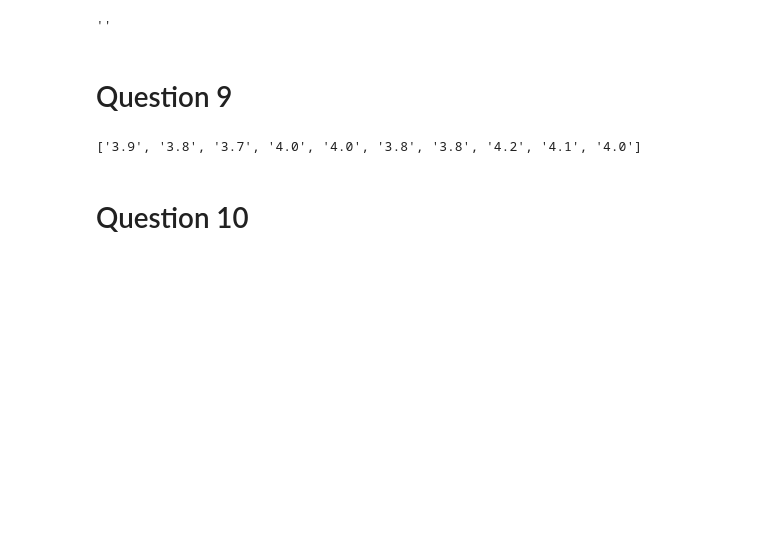
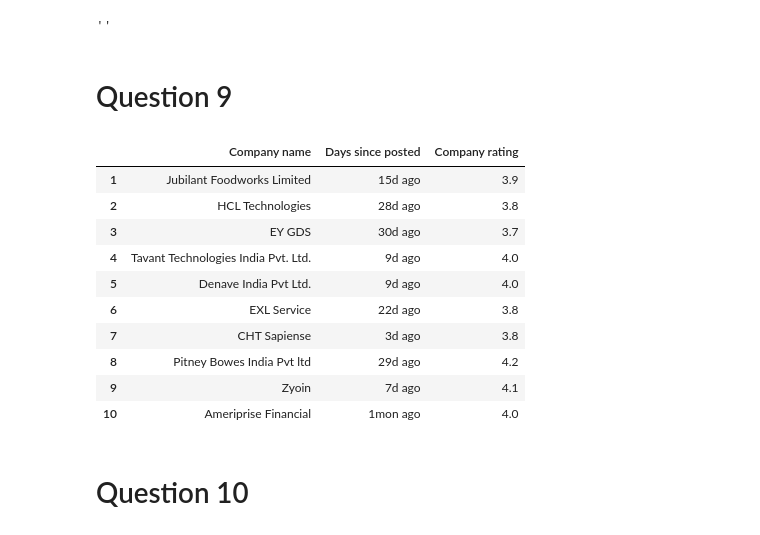
Before and after one commit to zobekenobe/Internship, a Jupyter notebook: Web Scraping Assignment 2 - Selenium.ipynb, the cells around one changed output. Saved outputs shown, nothing was run; the diff lists cells and outputs as text; code cells hidden in the pictures; blank space fills up the shorter version.

```diff
--- a/Web Scraping Assignment 2 - Selenium.ipynb
+++ b/Web Scraping Assignment 2 - Selenium.ipynb
@@ -550,12 +550,24 @@ days_df = [_.text for _ in days]
 rating_df = [_.text for _ in rating][1:]
 # %%
 df = pd.DataFrame(data = {
-    'Company Name':company_df,
-    'Days since posted':
-
-})
+    'Company name':company_df,
+    'Days since posted':days_df,
+    'Company rating':rating_df
+} ,index = range(1,11))
-# %% [output]
-['3.9', '3.8', '3.7', '4.0', '4.0', '3.8', '3.8', '4.2', '4.1', '4.0']
+# %%
+df
+# %% [output]
+|  | Company name | Days since posted | Company rating |
+| 1 | Jubilant Foodworks Limited | 15d ago | 3.9 |
+| 2 | HCL Technologies | 28d ago | 3.8 |
+| 3 | EY GDS | 30d ago | 3.7 |
+| 4 | Tavant Technologies India Pvt. Ltd. | 9d ago | 4.0 |
+| 5 | Denave India Pvt Ltd. | 9d ago | 4.0 |
+| 6 | EXL Service | 22d ago | 3.8 |
+| 7 | CHT Sapiense | 3d ago | 3.8 |
+| 8 | Pitney Bowes India Pvt ltd | 29d ago | 4.2 |
+| 9 | Zyoin | 7d ago | 4.1 |
+| 10 | Ameriprise Financial | 1mon ago | 4.0 |
 # %% [markdown]
 # Question 10
 # %%
```
Also changed, not shown: parts of 5 cells of this notebook.
